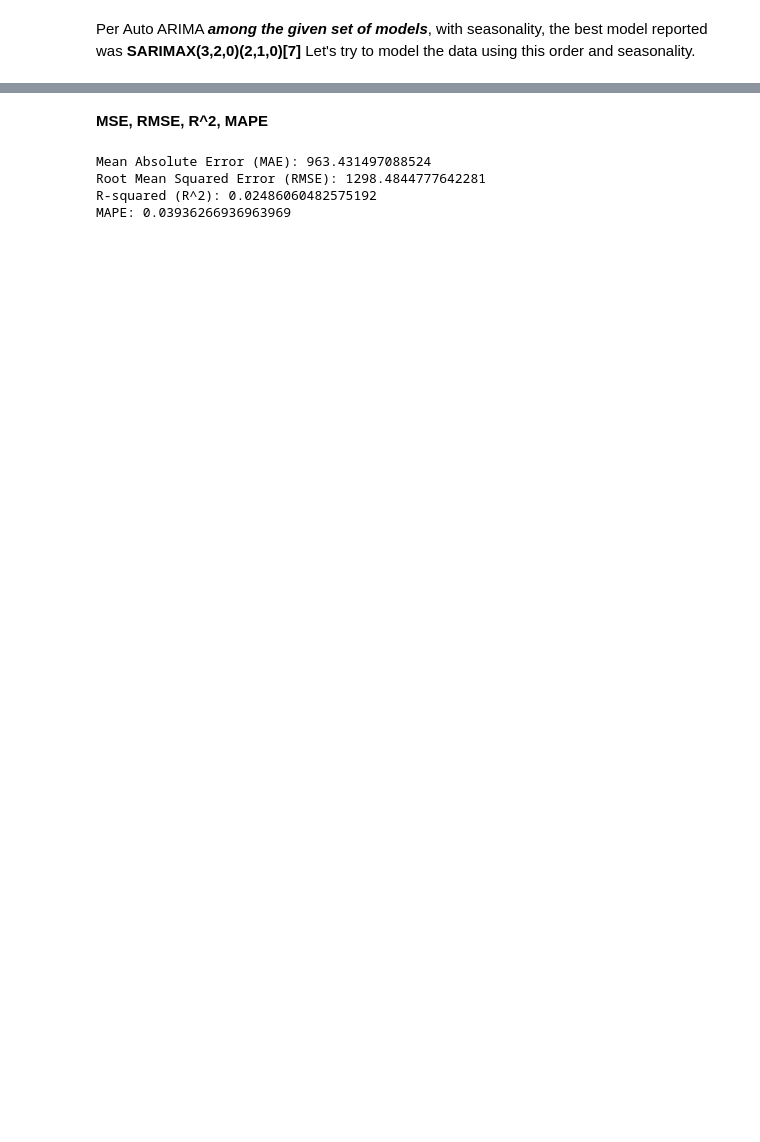
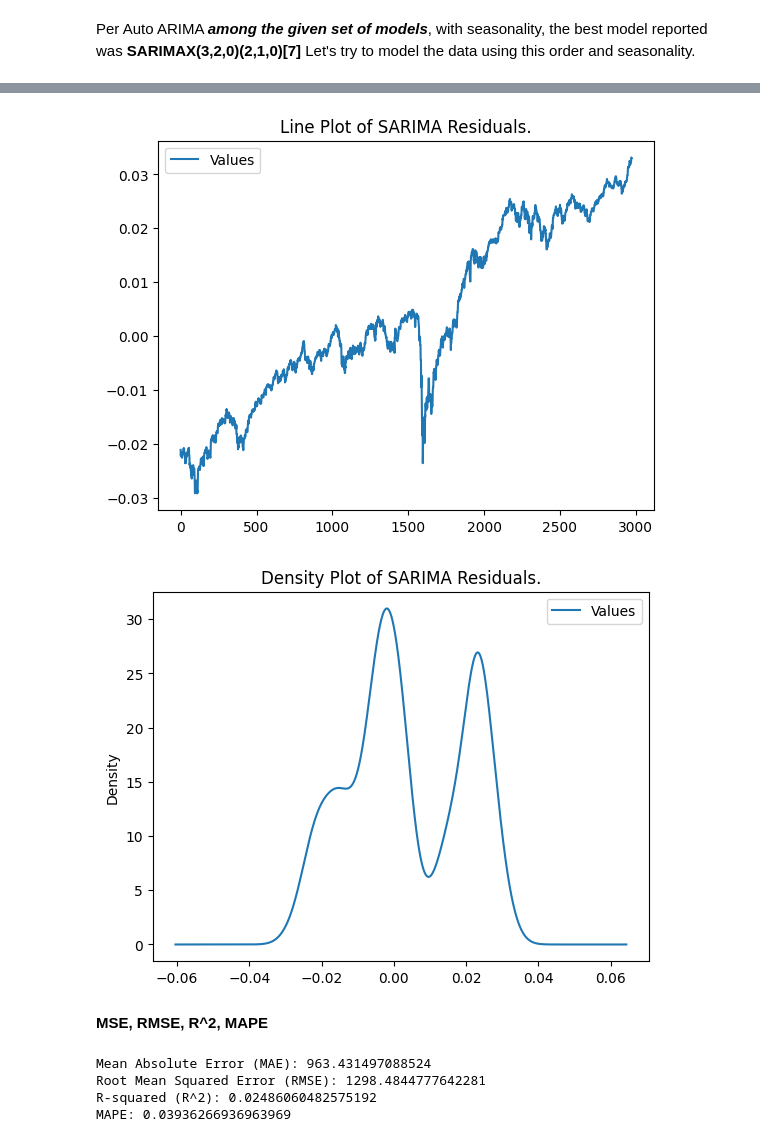
Before and after one commit to aymuos/masters-practise-repo, a Jupyter notebook: TSA_Nifty_50_Project.ipynb, the cells around one changed output, grey strips where cells are left out. Saved outputs shown, nothing was run; the diff lists cells and outputs as text; code cells hidden in the pictures; blank space fills up the shorter version.

```diff
--- a/TSA_Nifty_50_Project.ipynb
+++ b/TSA_Nifty_50_Project.ipynb
@@ -788,0 +804,4 @@ df.head()
+# %%
+sarima_residuals = pd.DataFrame(model_fit.resid, columns=["Values"])
+# summary stats of residuals
+print(sarima_residuals.describe())
@@ -789,3 +818,15 @@ df.head()
+# %%
+# line plot of residuals
+sarima_residuals.plot()
+plt.title("Line Plot of SARIMA Residuals.")
+
+# density plot of residuals
+sarima_residuals.plot(kind='kde')
+plt.title("Density Plot of SARIMA Residuals.")
+plt.show()
+# %% [output]
+[figure, added]
+[figure, added]
 # %% [markdown]
 **MSE, RMSE, R^2, MAPE**
 # %%
```
Also changed, not shown: parts of 19 cells of this notebook.
